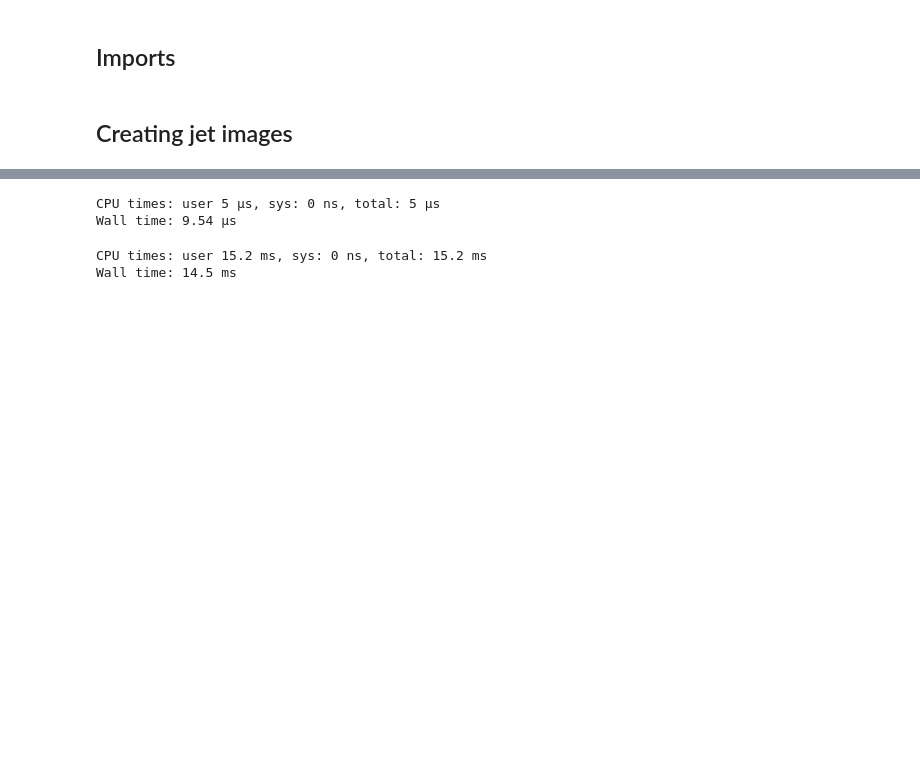
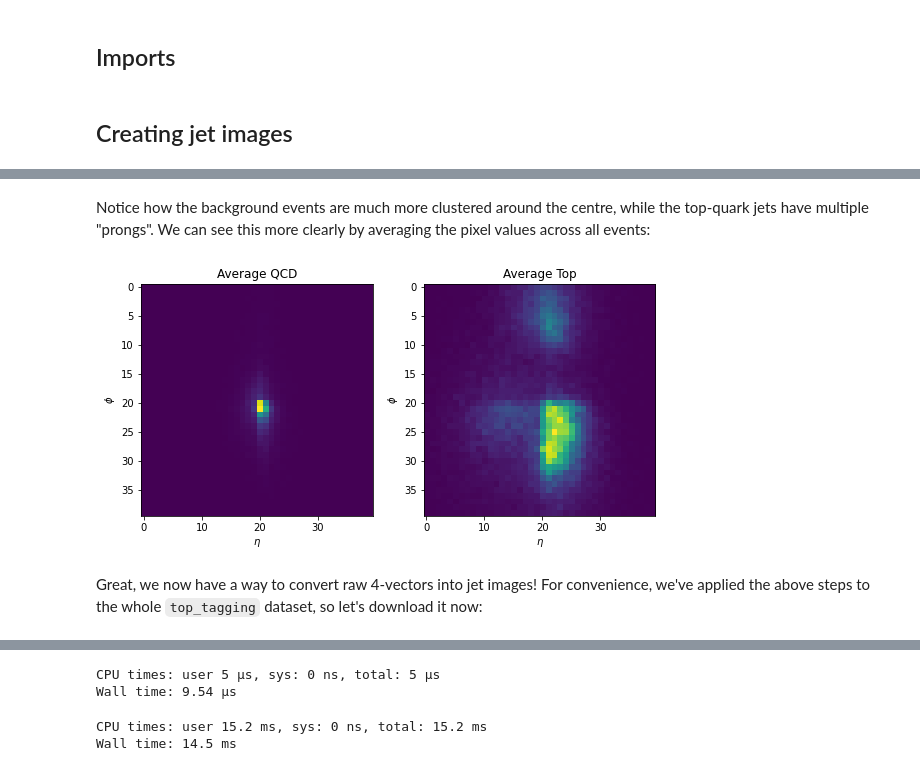
Before and after one commit to lewtun/dl4phys, a Jupyter notebook: lecture04.ipynb, the cells around one changed output, grey strips where cells are left out. Drawn from its saved outputs; the diff is of its cells as text; code cells hidden in the pictures; blank space fills up the shorter version.

```diff
--- a/lecture04.ipynb
+++ b/lecture04.ipynb
@@ -17,3 +133,25 @@ from torchvision import transforms
+# %% [markdown]
+Notice how the background events are much more clustered around the centre, while the top-quark jets have multiple "prongs". We can see this more clearly by averaging the pixel values across all events:
+# %%
+plt.figure(figsize=(8, 4))
+plt.subplot(1, 2, 1)
+plt.imshow(np.sum(qcd_images, axis=0))
+plt.title("Average QCD")
+plt.xlabel("$\eta$")
+plt.ylabel("$\phi$")
+
+plt.subplot(1, 2, 2)
+plt.imshow(np.sum(top_images, axis=0))
+plt.title("Average Top")
+plt.xlabel("$\eta$")
+plt.ylabel("$\phi$")
+
+plt.tight_layout()
+plt.show()
+# %% [output]
+[figure, added]
+# %% [markdown]
+Great, we now have a way to convert raw 4-vectors into jet images! For convenience, we've applied the above steps to the whole `top_tagging` dataset, so let's download it now:
 # %%
 images_ds = load_dataset("dl4phys/top_tagging_images")
 images_ds
```
Also changed, not shown: parts of 34 cells of this notebook.
